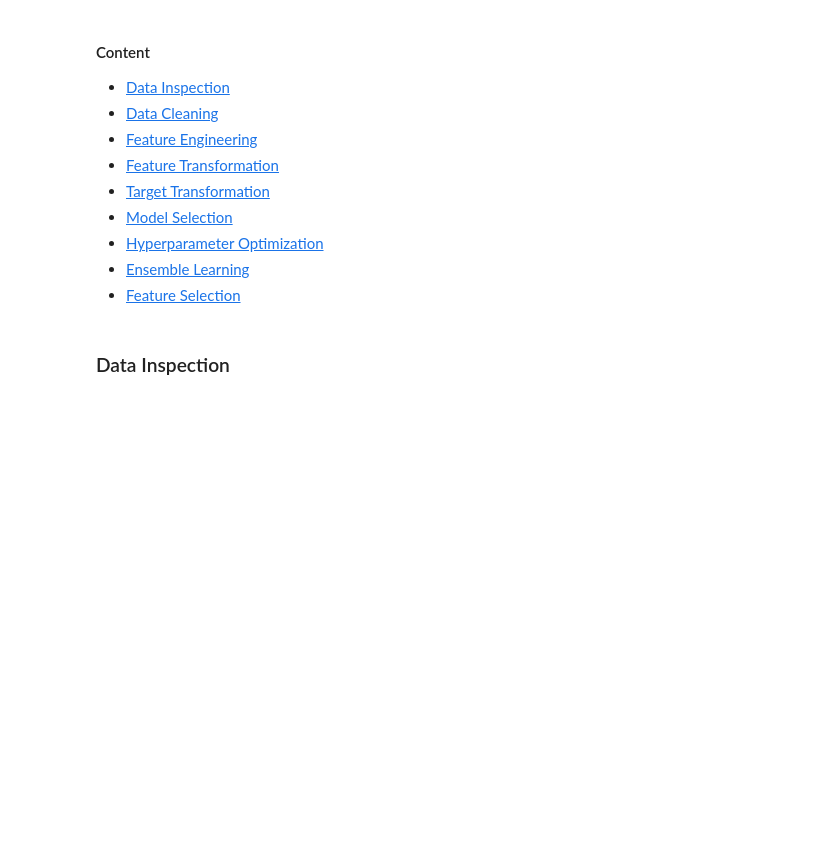
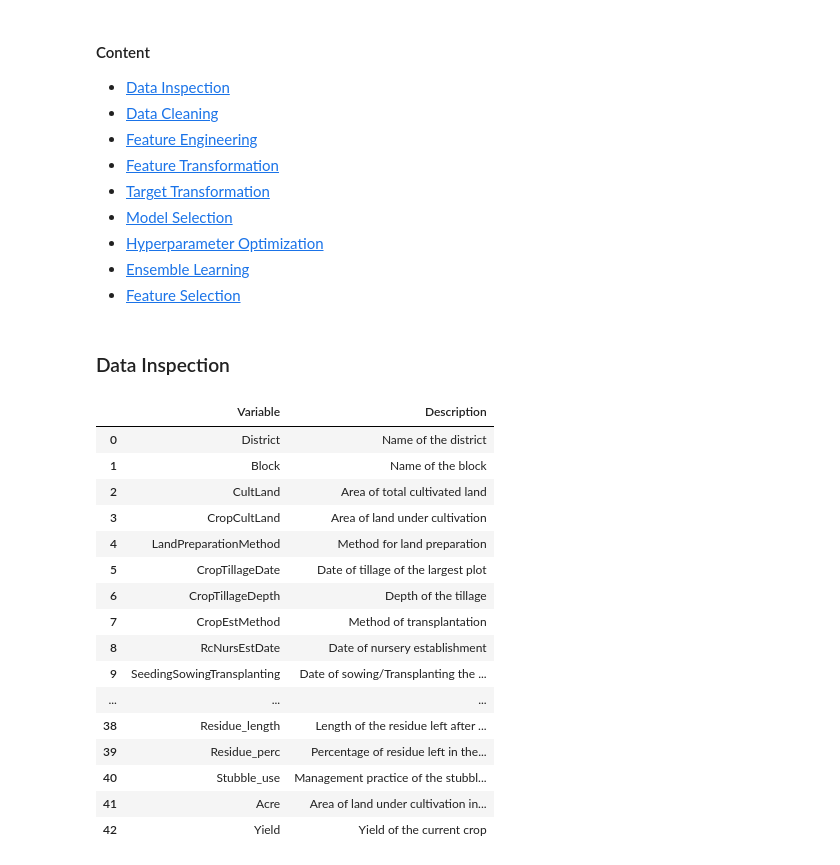
Before and after one commit to OlawoyeTaofeek/HandsOnML, a Jupyter notebook: regression/Zindi Crop Prediction Competition/digital-green-crop-yield-estimate.ipynb, the cells around one changed output. Drawn from its saved outputs; the diff is of its cells as text; code cells hidden in the pictures; blank space fills up the shorter version.

```diff
--- a/regression/Zindi Crop Prediction Competition/digital-green-crop-yield-estimate.ipynb
+++ b/regression/Zindi Crop Prediction Competition/digital-green-crop-yield-estimate.ipynb
@@ -77,3 +77,24 @@ train = pd.read_csv("Train.csv")
 test = pd.read_csv("Test.csv")
 submission = pd.read_csv("SampleSubmission.csv")
 VariableDescription = pd.read_csv("VariableDescription.csv")
+# %%
+# Aquick glance at the Descriptions
+VariableDescription
+# %% [output]
+|  | Variable | Description |
+| 0 | District | Name of the district |
+| 1 | Block | Name of the block |
+| 2 | CultLand | Area of total cultivated land |
+| 3 | CropCultLand | Area of land under cultivation |
+| 4 | LandPreparationMethod | Method for land preparation |
+| 5 | CropTillageDate | Date of tillage of the largest plot |
+| 6 | CropTillageDepth | Depth of the tillage |
+| 7 | CropEstMethod | Method of transplantation |
+| 8 | RcNursEstDate | Date of nursery establishment |
+| 9 | SeedingSowingTransplanting | Date of sowing/Transplanting the ... |
+| ... | ... | ... |
+| 38 | Residue_length | Length of the residue left after ... |
+| 39 | Residue_perc | Percentage of residue left in the... |
+| 40 | Stubble_use | Management practice of the stubbl... |
+| 41 | Acre | Area of land under cultivation in... |
+| 42 | Yield | Yield of the current crop |
```
Also changed, not shown: parts of 15 cells of this notebook.
